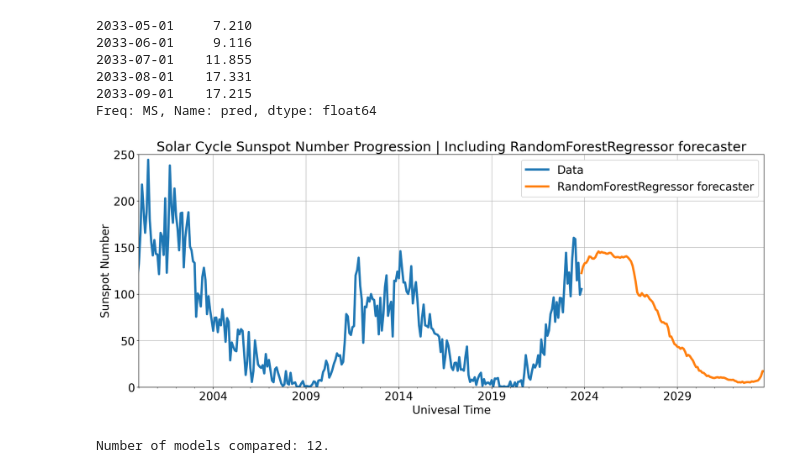
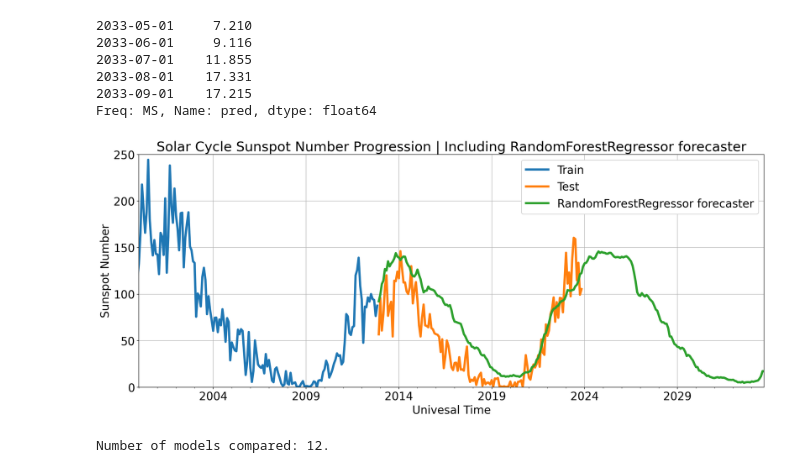
Before and after one commit to levetation/spaceweather, a Jupyter notebook: solarcycleProgression.ipynb, the cells around one changed output. Cells and saved outputs as stored; diff of their text form; code cells hidden in the pictures.

Commit message:
Plot all data.

```diff
--- a/solarcycleProgression.ipynb
+++ b/solarcycleProgression.ipynb
@@ -170,24 +170,24 @@ Freq: MS, Name: pred, dtype: float64
 # %%
 fig, ax = plt.subplots(figsize=(20, 7.5), dpi=150)
 
-# data_train['ssn'].plot(ax=ax, label='Train')
-# data_test['ssn'].plot(ax=ax, label='Test')
+data_train['ssn'].plot(ax=ax, label='Train')
+data_test['ssn'].plot(ax=ax, label='Test')
 
-dt['ssn'].plot(ax=ax, label='Data')
+# dt['ssn'].plot(ax=ax, label='Data')
 
-pred = predictions[(predictions.index>=data_test.index.max())]
-pred.plot(ax=ax, label='RandomForestRegressor forecaster')
+# pred = predictions[(predictions.index>=data_test.index.max())]
+predictions.plot(ax=ax, label='RandomForestRegressor forecaster')
 
 # Plot labels
 plt.legend(loc='best', framealpha=1)
 plt.title("Solar Cycle Sunspot Number Progression | Including RandomForestRegressor forecaster")
 plt.xlim('2000', predictions.index.max())
 plt.ylim(0, 250)
 plt.ylabel("Sunspot Number")
 plt.xlabel("Univesal Time")
 plt.grid()
 # %% [output]
-[figure, old version]
+[figure, new version]
 # %%
 steps = 36
 
```
